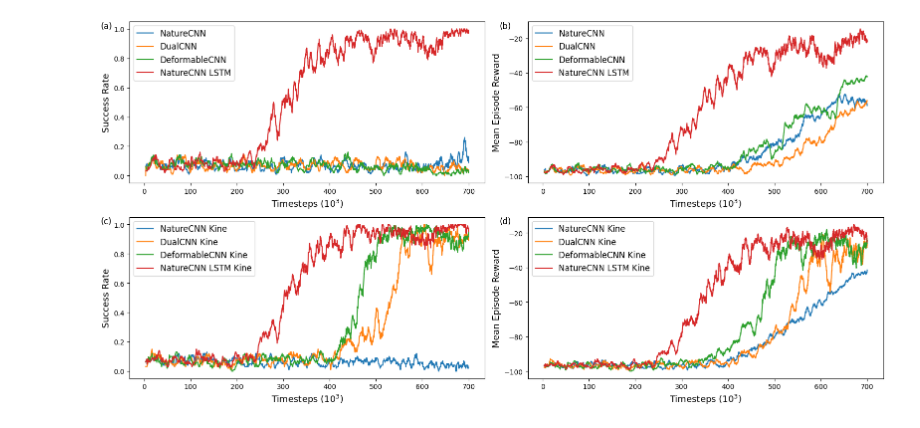
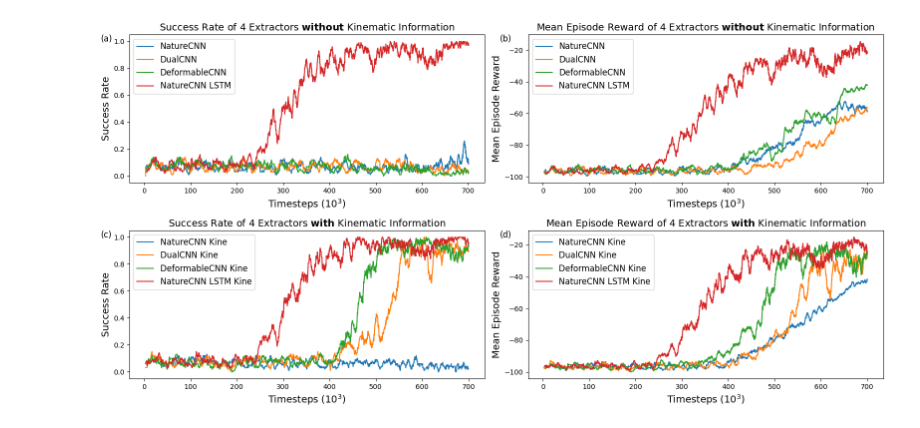
Before and after one commit to NUSLCC/Plot, a Jupyter notebook: Graph plotting copy.ipynb, the cells around one changed output. Saved outputs shown, nothing was run; the diff lists cells and outputs as text; code cells hidden in the pictures.

```diff
--- a/Graph plotting copy.ipynb
+++ b/Graph plotting copy.ipynb
@@ -41,6 +41,8 @@ axs[0][0].set_ylabel('Success Rate', fontsize="14")
 axs[0][0].set_ylim(-0.05, 1.05)
 axs[0][0].legend(fontsize="12")
 
+axs[0][0].set_title("Success Rate of 4 Extractors " + r"$\bf{without}$" + " Kinematic Information", fontsize="14")
+
 #######################################################################################################
 
 axs[0][1].plot(nature['time/total_timesteps']/1000, nature['rollout/ep_rew_mean'], label = 'NatureCNN')
@@ -62,6 +64,8 @@ axs[0][1].plot(lstm['time/total_timesteps']/1000, lstm['rollout/ep_rew_mean'], l
 axs[0][1].set_xlabel('Timesteps ($10^3$)', fontsize="14")
 axs[0][1].set_ylabel('Mean Episode Reward', fontsize="14")
 axs[0][1].legend(fontsize="12")
+
+axs[0][1].set_title("Mean Episode Reward of 4 Extractors " + r"$\bf{without}$" + " Kinematic Information", fontsize="14")
 
 #######################################################################################################
 
@@ -85,35 +89,39 @@ axs[1][0].set_xlabel('Timesteps ($10^3$)', fontsize="14")
 axs[1][0].set_ylabel('Success Rate', fontsize="14")
 axs[1][0].legend(fontsize="12")
 
+axs[1][0].set_title("Success Rate of 4 Extractors " + r"$\bf{with}$" + " Kinematic Information", fontsize="14")
+
 #######################################################################################################
 
 axs[1][1].plot(nature_k['time/total_timesteps']/1000, nature_k['rollout/ep_rew_mean'], label = 'NatureCNN Kine')
 axs[1][1].set_xlabel('Timesteps ($10^3$)', fontsize="14")
 axs[1][1].set_ylabel('Mean Episode Reward', fontsize="14")
 axs[1][1].legend(fontsize="12")
 
 axs[1][1].plot(dual_k['time/total_timesteps']/1000, dual_k['rollout/ep_rew_mean'], label = 'DualCNN Kine')
 axs[1][1].set_xlabel('Timesteps ($10^3$)', fontsize="14")
 axs[1][1].set_ylabel('Mean Episode Reward', fontsize="14")
 axs[1][1].legend(fontsize="12")
 
 axs[1][1].plot(deform_k['time/total_timesteps']/1000, deform_k['rollout/ep_rew_mean'], label = 'DeformableCNN Kine')
 axs[1][1].set_xlabel('Timesteps ($10^3$)', fontsize="14")
 axs[1][1].set_ylabel('Mean Episode Reward', fontsize="14")
 axs[1][1].legend(fontsize="12")
 
 axs[1][1].plot(lstm_k['time/total_timesteps']/1000, lstm_k['rollout/ep_rew_mean'], label = 'NatureCNN LSTM Kine')
 axs[1][1].set_xlabel('Timesteps ($10^3$)', fontsize="14")
 axs[1][1].set_ylabel('Mean Episode Reward', fontsize="14")
 axs[1][1].legend(fontsize="12")
 
+axs[1][1].set_title("Mean Episode Reward of 4 Extractors " + r"$\bf{with}$" + " Kinematic Information", fontsize="14")
+
 axs[0][0].text(-0.08, 1, f'({chr(97 + 0)})', transform=axs[0][0].transAxes, verticalalignment='top', fontsize=12)
 axs[0][1].text(-0.08, 1, f'({chr(97 + 1)})', transform=axs[0][1].transAxes, verticalalignment='top', fontsize=12)
 axs[1][0].text(-0.08, 1, f'({chr(97 + 2)})', transform=axs[1][0].transAxes, verticalalignment='top', fontsize=12)
 axs[1][1].text(-0.08, 1, f'({chr(97 + 3)})', transform=axs[1][1].transAxes, verticalalignment='top', fontsize=12)
 
 plt.tight_layout()
 # fig.suptitle('Training Result for CNN encoders w/wo Robot Kinematics Information')
 plt.savefig('together.png', format='png')
 # %% [output]
-[figure, old version]
+[figure, new version]
```
Also changed, not shown: 1 other file.
